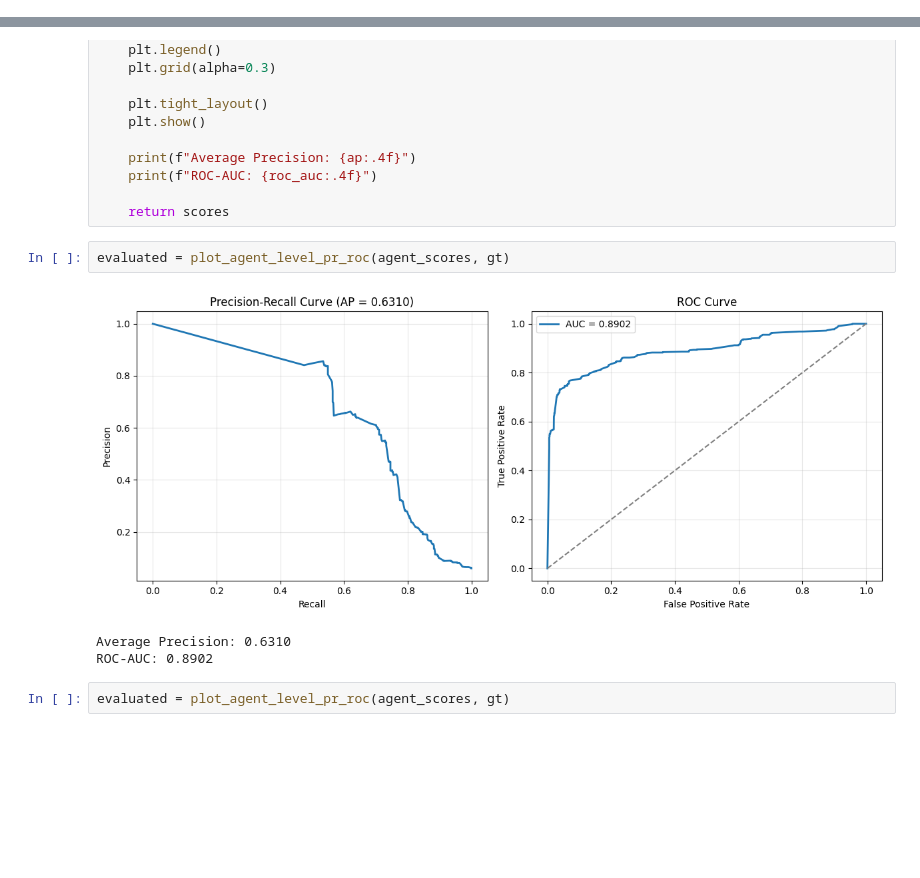
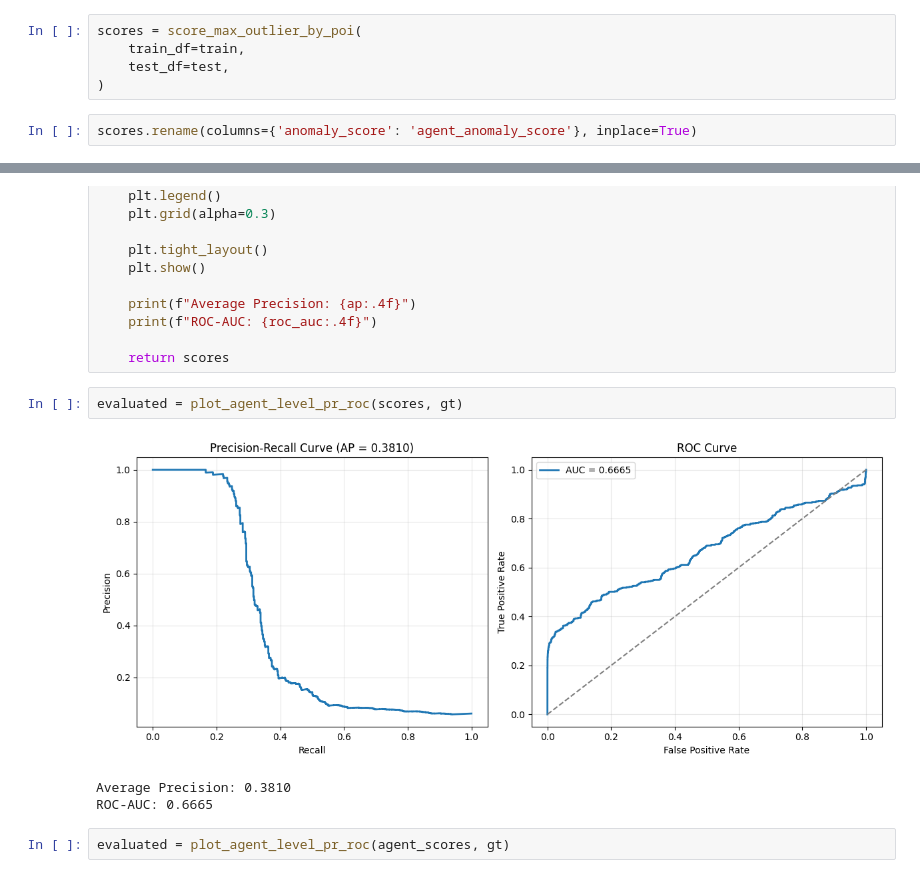
Before and after one commit to ChanukaRavishan/liad, a Jupyter notebook: framework/orte/origin_return_encoder.ipynb, the cells around one changed output, grey strips where cells are left out. Saved outputs shown, nothing was run; the diff lists cells and outputs as text; blank space fills up the shorter version.

```diff
--- a/framework/orte/origin_return_encoder.ipynb
+++ b/framework/orte/origin_return_encoder.ipynb
@@ -104,0 +273,7 @@ for agent, gt_agent in gt.groupby('agent'):
+# %%
+scores = score_max_outlier_by_poi(
+    train_df=train,
+    test_df=test,
+)
+# %%
+scores.rename(columns={'anomaly_score': 'agent_anomaly_score'}, inplace=True)
@@ -235,11 +430,11 @@ def plot_agent_level_pr_roc(agent_scores, gt):
 
     return scores
 # %%
-evaluated = plot_agent_level_pr_roc(agent_scores, gt)
+evaluated = plot_agent_level_pr_roc(scores, gt)
 # %% [output]
-[figure, old version]
+[figure, new version]
-Average Precision: 0.6310
-ROC-AUC: 0.8902
+Average Precision: 0.3810
+ROC-AUC: 0.6665
 # %%
 evaluated = plot_agent_level_pr_roc(agent_scores, gt)
 # %% [output]
```
Also changed, not shown: parts of 6 cells of this notebook, 5 other files.
